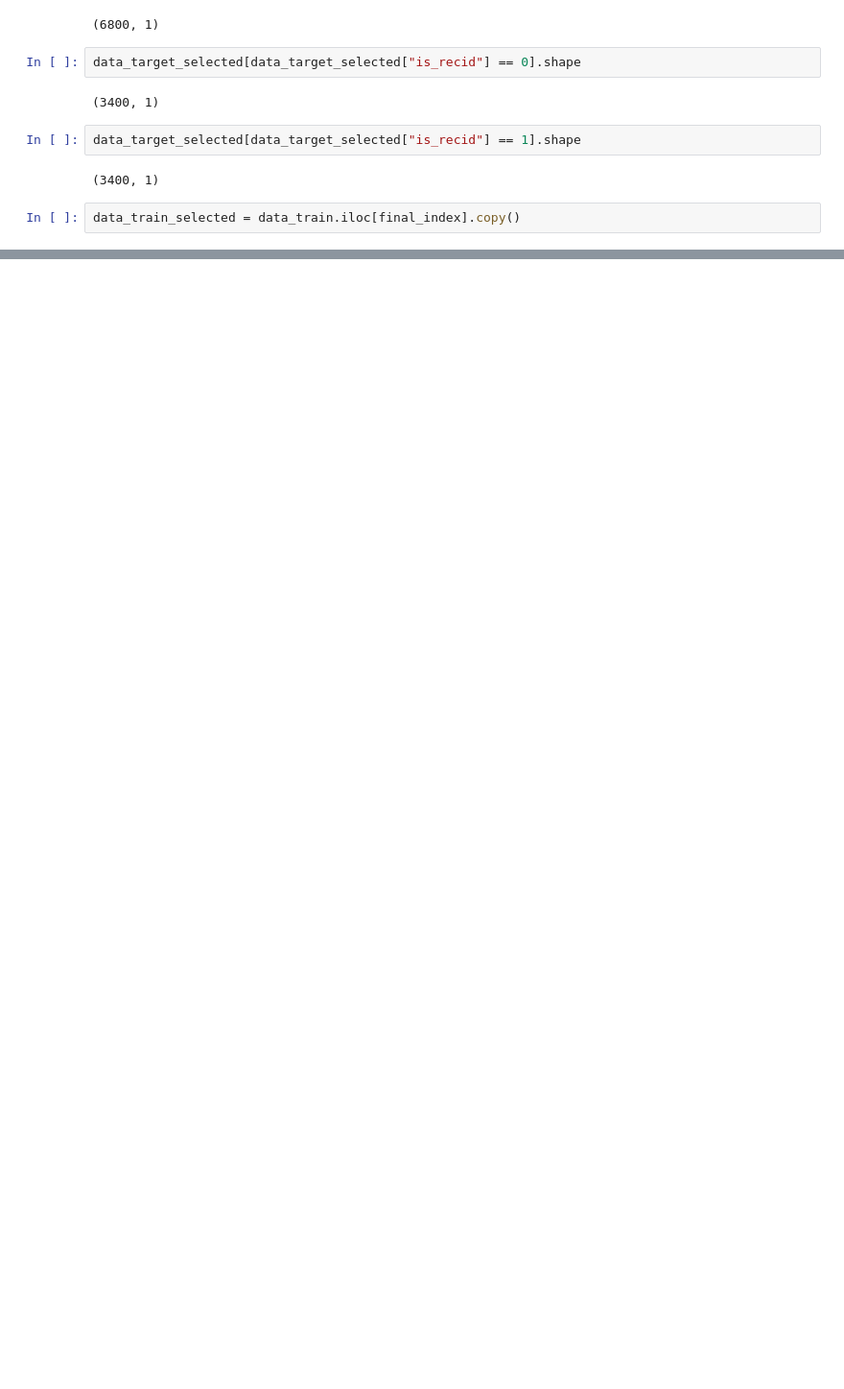
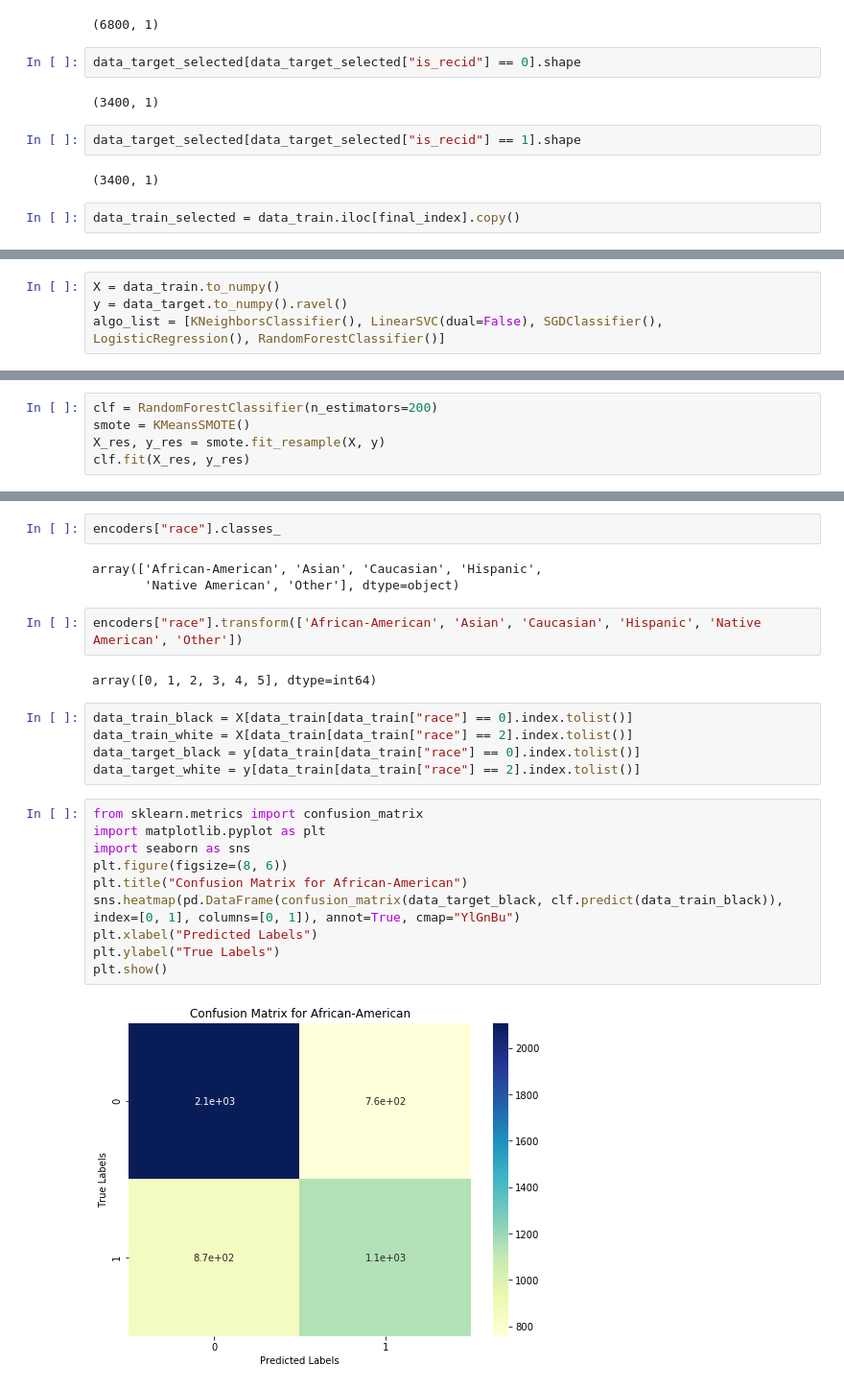
Before and after one commit to teamclouday/DataImputation, a Jupyter notebook: compas.ipynb, the cells around one changed output, grey strips where cells are left out. Shown at 96% size. Saved outputs shown, nothing was run; the diff lists cells and outputs as text; blank space fills up the shorter version.

```diff
--- a/compas.ipynb
+++ b/compas.ipynb
@@ -501,0 +404,4 @@ Forest: 0.6336908446140724
+# %%
+X = data_train.to_numpy()
+y = data_target.to_numpy().ravel()
+algo_list = [KNeighborsClassifier(), LinearSVC(dual=False), SGDClassifier(), LogisticRegression(), RandomForestClassifier()]
@@ -501,0 +631,5 @@ Forest: 0.6336908446140724
+# %%
+clf = RandomForestClassifier(n_estimators=200)
+smote = KMeansSMOTE()
+X_res, y_res = smote.fit_resample(X, y)
+clf.fit(X_res, y_res)
@@ -501,0 +645,26 @@ Forest: 0.6336908446140724
+# %%
+encoders["race"].classes_
+# %% [output]
+array(['African-American', 'Asian', 'Caucasian', 'Hispanic',
+       'Native American', 'Other'], dtype=object)
+# %%
+encoders["race"].transform(['African-American', 'Asian', 'Caucasian', 'Hispanic', 'Native American', 'Other'])
+# %% [output]
+array([0, 1, 2, 3, 4, 5], dtype=int64)
+# %%
+data_train_black = X[data_train[data_train["race"] == 0].index.tolist()]
+data_train_white = X[data_train[data_train["race"] == 2].index.tolist()]
+data_target_black = y[data_train[data_train["race"] == 0].index.tolist()]
+data_target_white = y[data_train[data_train["race"] == 2].index.tolist()]
+# %%
+from sklearn.metrics import confusion_matrix
+import matplotlib.pyplot as plt
+import seaborn as sns
+plt.figure(figsize=(8, 6))
+plt.title("Confusion Matrix for African-American")
+sns.heatmap(pd.DataFrame(confusion_matrix(data_target_black, clf.predict(data_train_black)), index=[0, 1], columns=[0, 1]), annot=True, cmap="YlGnBu")
+plt.xlabel("Predicted Labels")
+plt.ylabel("True Labels")
+plt.show()
+# %% [output]
+[figure, added]
```
Also changed, not shown: parts of 59 cells of this notebook.
